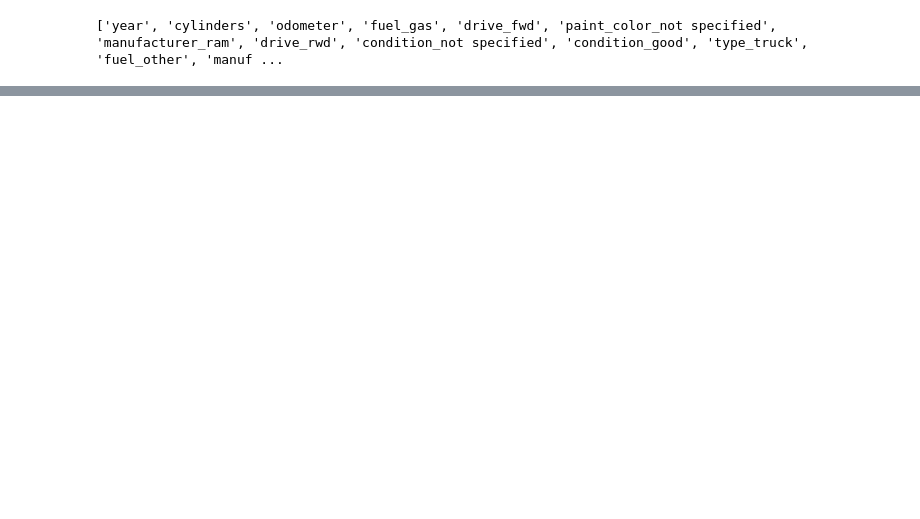
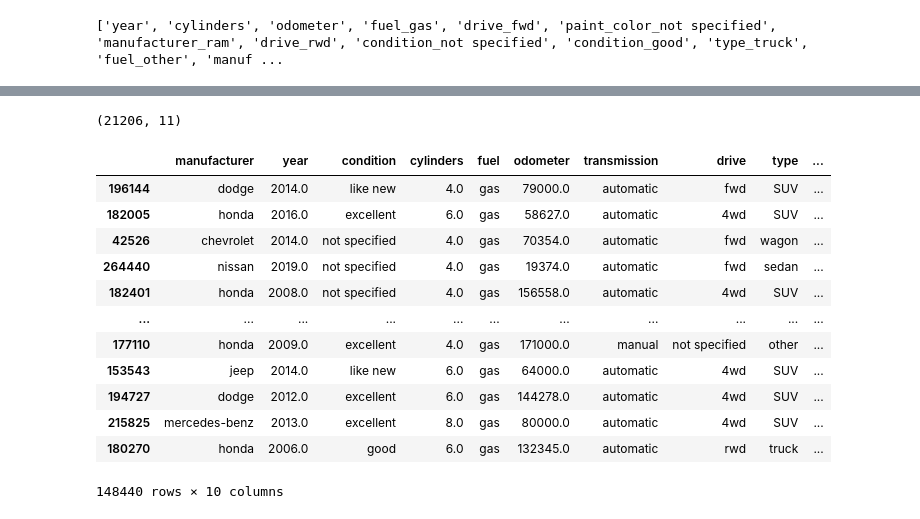
Before and after one commit to Dearsu520/automotive-modeling-project, a Jupyter notebook: ETL/Price_Prediction_Model.ipynb, the cells around one changed output, grey strips where cells are left out. Saved outputs shown, nothing was run; the diff lists cells and outputs as text; code cells hidden in the pictures; blank space fills up the shorter version.

```diff
--- a/ETL/Price_Prediction_Model.ipynb
+++ b/ETL/Price_Prediction_Model.ipynb
@@ -749,0 +690,2 @@ df_rf_train_selected
+# %%
+new_df_drop_nonull = new_df_drop.dropna(how='any')
@@ -749,0 +694,35 @@ df_rf_train_selected
+# %%
+data.shape
+# %% [output]
+(21206, 11)
+# %%
+from sklearn.preprocessing import OneHotEncoder
+from sklearn.compose import make_column_transformer
+from sklearn.pipeline import make_pipeline
+
+y = new_df_drop_nonull.pop('price')
+X = new_df_drop_nonull
+
+cars_categorical = X.select_dtypes(include=['object'])
+cars_numeric= X.select_dtypes(include=['float64','int64'])
+
+X_train,X_test,y_train,y_test=train_test_split(X,y,test_size=0.3,random_state=42)
+
+rf = RandomForestRegressor()
+# rfe = RFE(rf, 10)
+# %%
+X_train
+# %% [output]
+|  | manufacturer | year | condition | cylinders | fuel | odometer | transmission | drive | type | ... |
+| 196144 | dodge | 2014.0 | like new | 4.0 | gas | 79000.0 | automatic | fwd | SUV | ... |
+| 182005 | honda | 2016.0 | excellent | 6.0 | gas | 58627.0 | automatic | 4wd | SUV | ... |
+| 42526 | chevrolet | 2014.0 | not specified | 4.0 | gas | 70354.0 | automatic | fwd | wagon | ... |
+| 264440 | nissan | 2019.0 | not specified | 4.0 | gas | 19374.0 | automatic | fwd | sedan | ... |
+| 182401 | honda | 2008.0 | not specified | 4.0 | gas | 156558.0 | automatic | 4wd | SUV | ... |
+| ... | ... | ... | ... | ... | ... | ... | ... | ... | ... | ... |
+| 177110 | honda | 2009.0 | excellent | 4.0 | gas | 171000.0 | manual | not specified | other | ... |
+| 153543 | jeep | 2014.0 | like new | 6.0 | gas | 64000.0 | automatic | 4wd | SUV | ... |
+| 194727 | dodge | 2012.0 | excellent | 6.0 | gas | 144278.0 | automatic | 4wd | SUV | ... |
+| 215825 | mercedes-benz | 2013.0 | excellent | 8.0 | gas | 80000.0 | automatic | 4wd | SUV | ... |
+| 180270 | honda | 2006.0 | good | 6.0 | gas | 132345.0 | automatic | rwd | truck | ... |
+148440 rows × 10 columns
```
Also changed, not shown: parts of 40 cells of this notebook.
